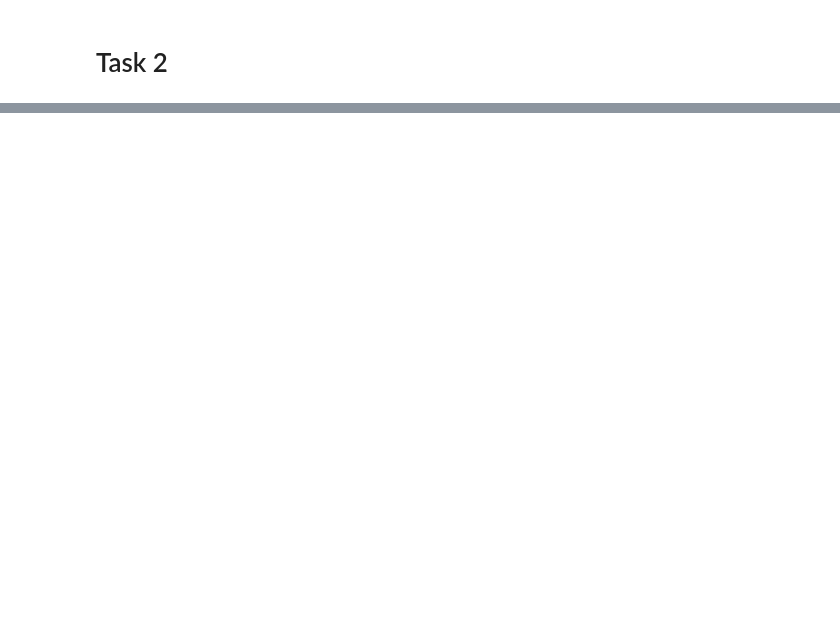
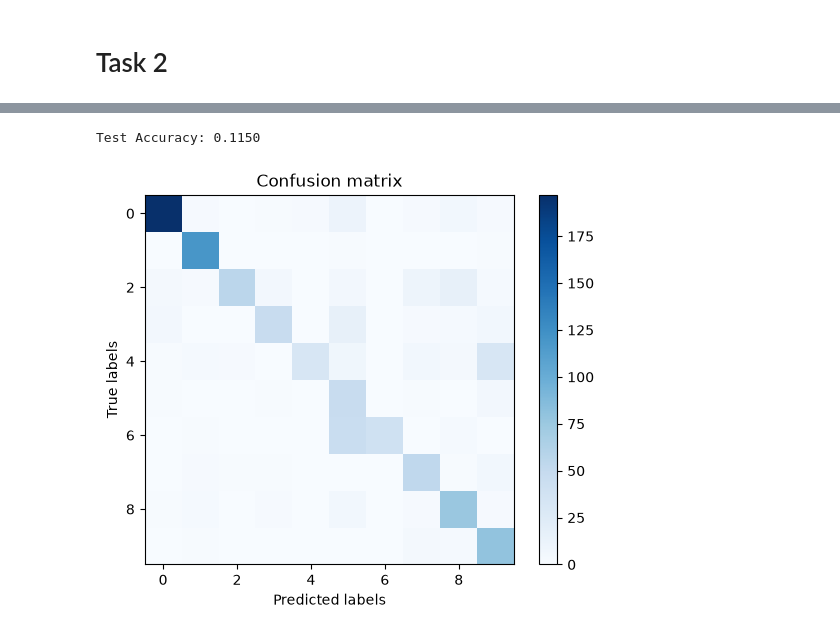
Before and after one commit to kae-vm/learning-deeply, a Jupyter notebook: Assignment_0/Task_2.ipynb, the cells around one changed output, grey strips where cells are left out. Saved outputs shown, nothing was run; the diff lists cells and outputs as text; code cells hidden in the pictures; blank space fills up the shorter version.

```diff
--- a/Assignment_0/Task_2.ipynb
+++ b/Assignment_0/Task_2.ipynb
@@ -52,0 +29,31 @@ print(accuracy)
+# %%
+# Making all the MLP functions train, predict, evaluate, plot cm
+def train_mlp(data, labels, n_features):
+    W = np.zeros((n_features, 10))
+    for i in range(len(data)):
+        x = data[i].reshape(-1)
+        scores = x @ W
+        y_pred = scores.argmax()
+
+        if y_pred != labels[i]:
+            W[:, labels[i]] += x
+            W[:, y_pred] -= x
+
+    return W # weight matrix
+
+def predict_mlp(x, W):
+    return (x @ W).argmax()
+
+def evaluate_mlp(data, labels, W):
+    predictions = np.array([predict_mlp(x, W) for x in data])
+    return np.mean(predictions == labels) # accuracy
+
+def cm_mlp(data, labels, W):
+    predictions = np.array([predict_mlp(x, W) for x in data])
+    cm = confusion_matrix(labels, predictions)
+    plt.xlabel("Predicted labels")
+    plt.ylabel("True labels")
+    plt.imshow(cm, interpolation='nearest', cmap=plt.cm.Blues)
+    plt.title(f"Confusion matrix")
+    plt.colorbar()
+    plt.show()
@@ -52,0 +105,9 @@ print(accuracy)
+# %%
+# evaluate performance on test data + plot alongside training data performance
+final_weights = train_mlp(train_in, train_out, 256)
+test_accuracy = evaluate_mlp(test_in, test_out, final_weights)
+print(f"Test Accuracy: {test_accuracy:.4f}")
+cm_mlp(test_in, test_out, final_weights)
+# %% [output]
+Test Accuracy: 0.1150
+[figure, added]
```
Also changed, not shown: parts of 10 cells of this notebook.
